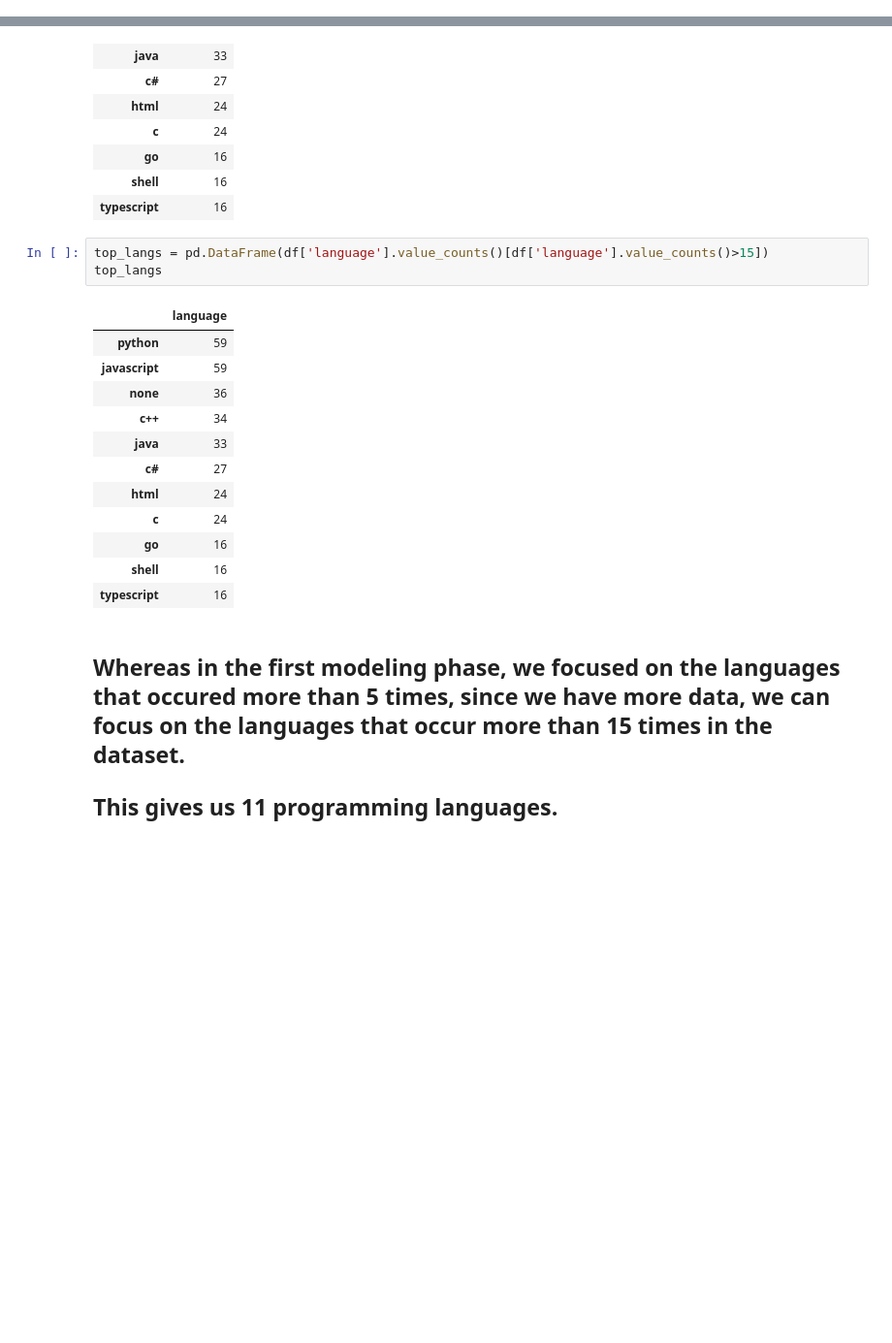
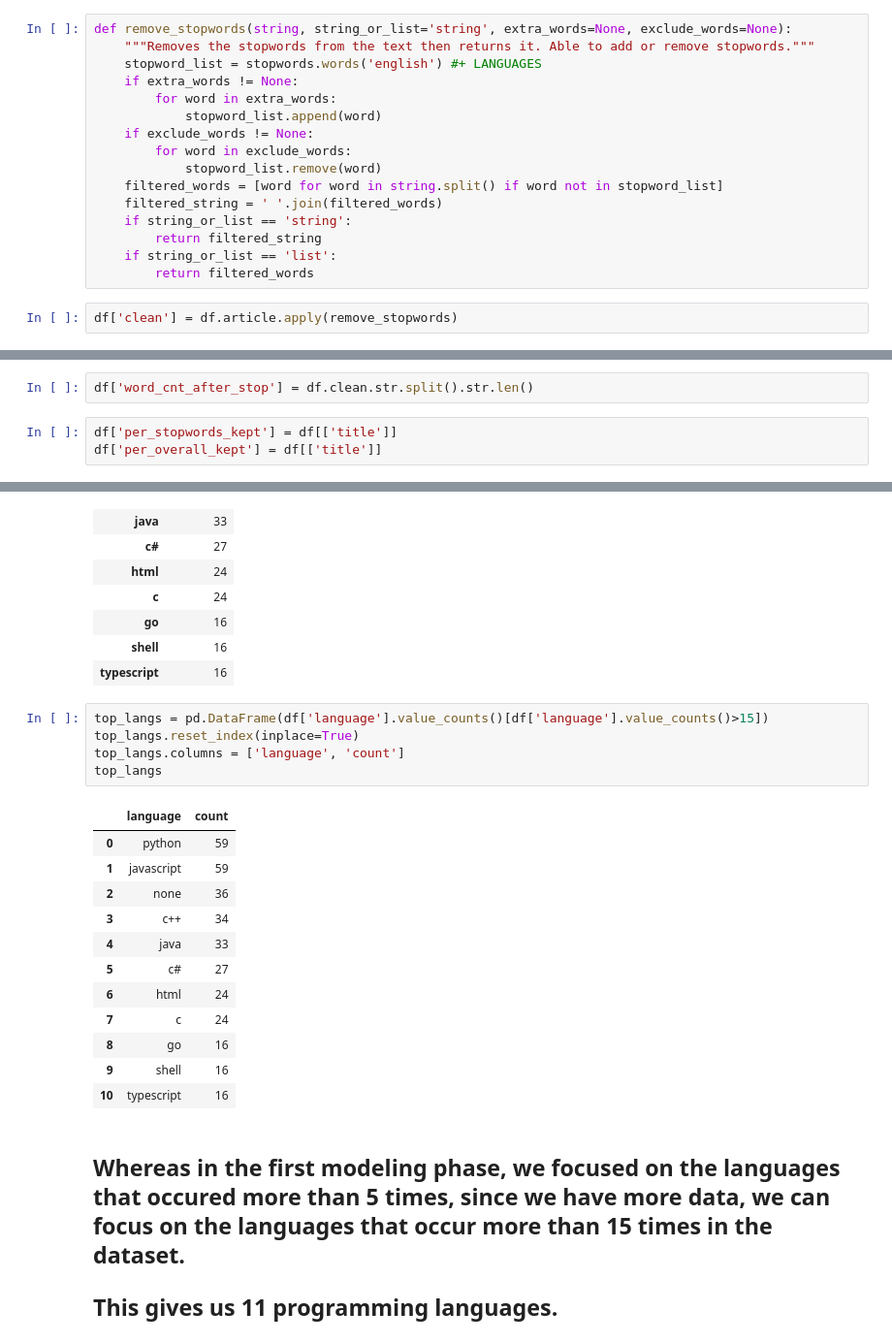
Before and after one commit to codeup-cyber-linguists/languages-classifier, a Jupyter notebook: group_github_language_classifier.ipynb, the cells around one changed output, grey strips where cells are left out. Shown at 97% size. Drawn from its saved outputs; the diff is of its cells as text; blank space fills up the shorter version.

```diff
--- a/group_github_language_classifier.ipynb
+++ b/group_github_language_classifier.ipynb
@@ -622,0 +603,18 @@ remove_stopwords(extra_words=langs)
+# %%
+def remove_stopwords(string, string_or_list='string', extra_words=None, exclude_words=None):
+    """Removes the stopwords from the text then returns it. Able to add or remove stopwords."""
+    stopword_list = stopwords.words('english') #+ LANGUAGES
+    if extra_words != None:
+        for word in extra_words:
+            stopword_list.append(word)
+    if exclude_words != None:
+        for word in exclude_words:
+            stopword_list.remove(word)
+    filtered_words = [word for word in string.split() if word not in stopword_list]
+    filtered_string = ' '.join(filtered_words)
+    if string_or_list == 'string':
+        return filtered_string
+    if string_or_list == 'list':
+        return filtered_words
+# %%
+df['clean'] = df.article.apply(remove_stopwords)
@@ -629,3 +629,8 @@ df.head()
 | 2 | u-simon/springCloudDemo | java | springCloudDemo\n | 2 | 1 | springclouddemo | 1 | 1.000000 | ... |
 | 3 | AMReX-Codes/amrex | c++ | \nLicense\nAMReX Copyright (c) 20... | 130 | 556 | license amrex copyright c 2017 th... | 568 | 1.021583 | ... |
 | 4 | joeynmt/joeynmt | python | Joey NMT\n\nGoal and Purpose\nJoe... | 46 | 1615 | joey nmt goal and purpose joey nm... | 1797 | 1.112693 | ... |
+# %%
+df['word_cnt_after_stop'] = df.clean.str.split().str.len()
+# %%
+df['per_stopwords_kept'] = df[['title']]
+df['per_overall_kept'] = df[['title']]
@@ -703,20 +722,22 @@ pd.DataFrame(df['language'].value_counts()[df['language'].value_counts()>15])
 | typescript | 16 |
 # %%
 top_langs = pd.DataFrame(df['language'].value_counts()[df['language'].value_counts()>15])
+top_langs.reset_index(inplace=True)
+top_langs.columns = ['language', 'count']
 top_langs
 # %% [output]
-|  | language |
-| python | 59 |
-| javascript | 59 |
-| none | 36 |
-| c++ | 34 |
-| java | 33 |
-| c# | 27 |
-| html | 24 |
-| c | 24 |
-| go | 16 |
-| shell | 16 |
-| typescript | 16 |
+|  | language | count |
+| 0 | python | 59 |
+| 1 | javascript | 59 |
+| 2 | none | 36 |
+| 3 | c++ | 34 |
+| 4 | java | 33 |
+| 5 | c# | 27 |
+| 6 | html | 24 |
+| 7 | c | 24 |
+| 8 | go | 16 |
+| 9 | shell | 16 |
+| 10 | typescript | 16 |
 # %% [markdown]
 ## Whereas in the first modeling phase, we focused on the languages that occured more than 5 times, since we have more data, we can focus on the languages that occur more than 15 times in the dataset.
 
```
Also changed, not shown: parts of 25 cells of this notebook.
